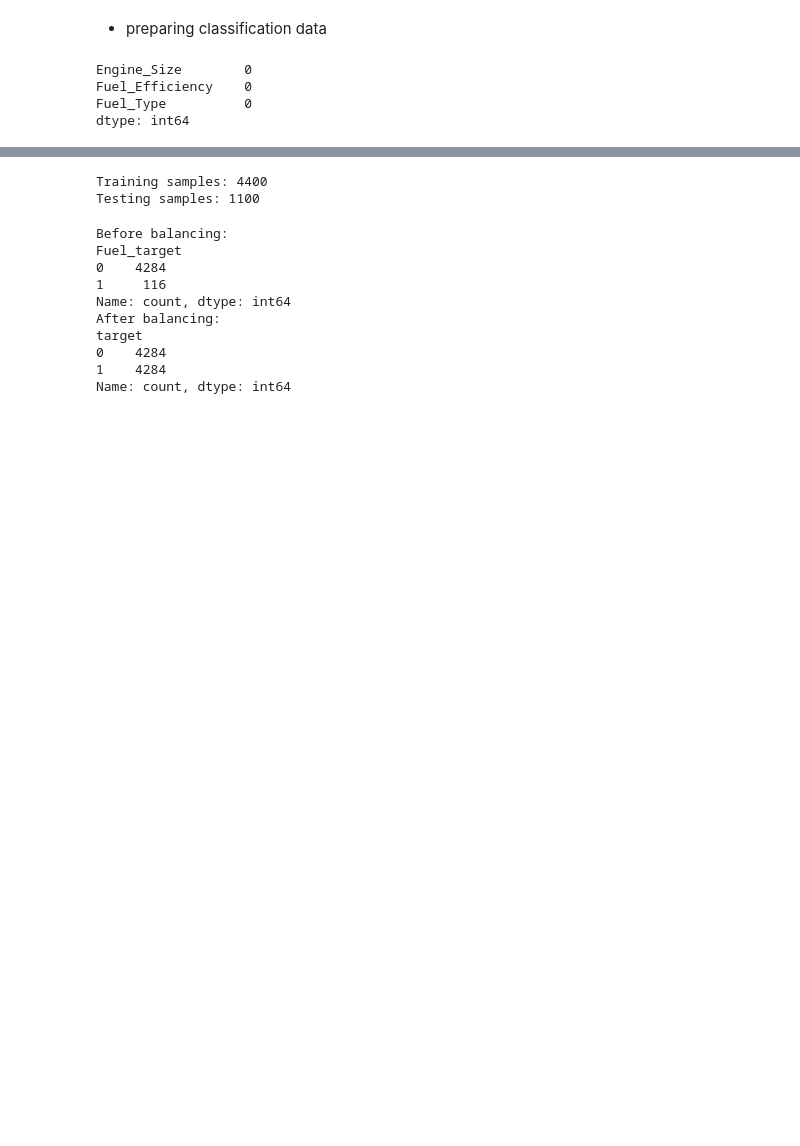
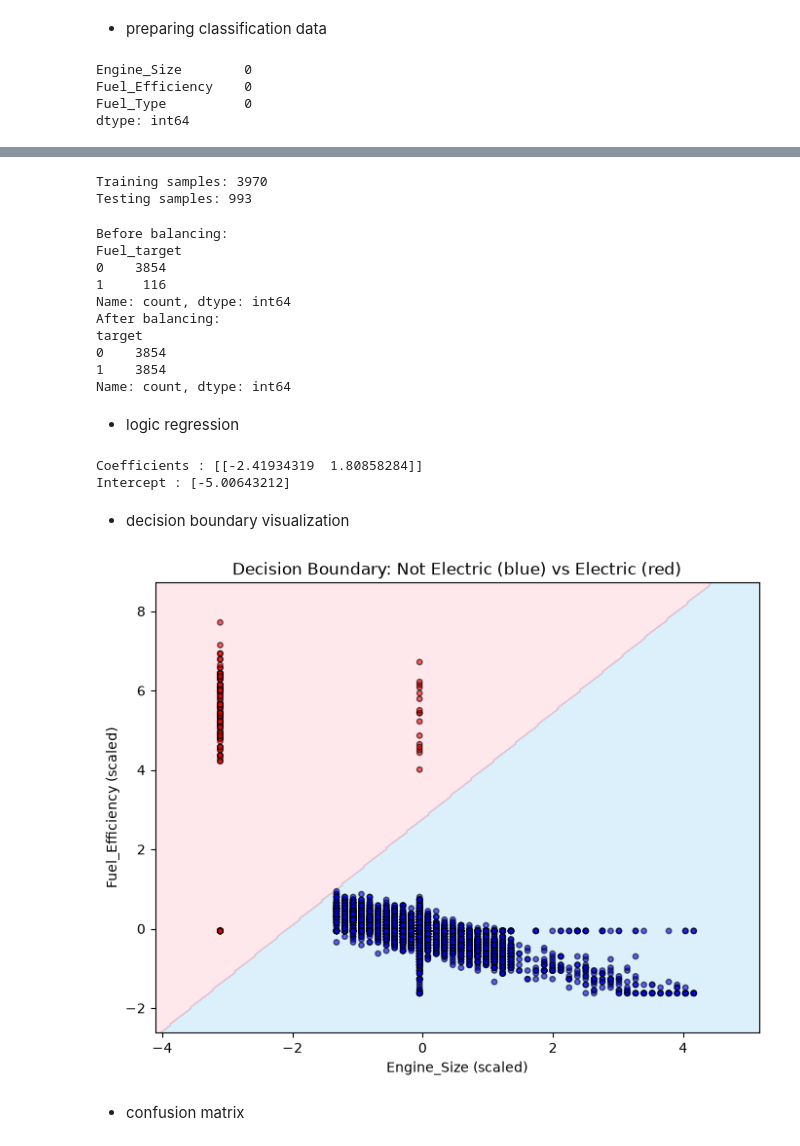
Before and after one commit to sihachaiwat/ML-CPE, a Jupyter notebook: LAB03/LAB3_code.ipynb, the cells around one changed output, grey strips where cells are left out. Saved outputs shown, nothing was run; the diff lists cells and outputs as text; code cells hidden in the pictures; blank space fills up the shorter version.

Commit message:
LAB3 part2, logistic , decision boundary, confusion matrix

```diff
--- a/LAB03/LAB3_code.ipynb
+++ b/LAB03/LAB3_code.ipynb
@@ -233,6 +233,8 @@ Fuel_Type          0
 dtype: int64
 # %%
 #label encoding (Electric = 1, others = 0)
+
+df = df[df['Fuel_Type'] != 'Hybrid'].copy()
 
 df['Fuel_target'] = (df['Fuel_Type'] == 'Electric').astype(int)
 print("\nClass distribution:")
@@ -268,8 +270,8 @@ X_train2, X_test2, y_train2, y_test2 = train_test_split(
 print("Training samples:", X_train2.shape[0])
 print("Testing samples:", X_test2.shape[0])
 # %% [output]
-Training samples: 4400
-Testing samples: 1100
+Training samples: 3970
+Testing samples: 993
 # %%
 #balanced dataset
 #check current class balance
@@ -292,11 +294,50 @@ print(y_train2_bal.value_counts())
 # %% [output]
 Before balancing:
 Fuel_target
-0    4284
+0    3854
 1     116
 Name: count, dtype: int64
 After balancing:
 target
-0    4284
-1    4284
+0    3854
+1    3854
 Name: count, dtype: int64
+# %% [markdown]
+- logic regression
+# %%
+model2 = LogisticRegression(max_iter=1000)
+model2.fit(X_train2_bal, y_train2_bal)
+
+y_pred2 = model2.predict(X_test2)
+
+print("Coefficients :", model2.coef_)
+print("Intercept :", model2.intercept_)
+# %% [output]
+Coefficients : [[-2.41934319  1.80858284]]
+Intercept : [-5.00643212]
+# %% [markdown]
+- decision boundary visualization
+# %%
+# Create a mesh grid covering the feature space
+x_min, x_max = X2_scaled['Engine_Size'].min() - 1, X2_scaled['Engine_Size'].max() + 1
+y_min, y_max = X2_scaled['Fuel_Efficiency'].min() - 1, X2_scaled['Fuel_Efficiency'].max() + 1
+xx, yy = np.meshgrid(np.linspace(x_min, x_max, 300), np.linspace(y_min, y_max, 300))
+
+# Predict class for every point on the grid
+Z = model2.predict(np.c_[xx.ravel(), yy.ravel()])
+Z = Z.reshape(xx.shape)
+
+# Plot decision boundary + actual data points
+plt.figure(figsize=(8, 6))
+plt.contourf(xx, yy, Z, alpha=0.3, cmap=ListedColormap(['#89CFF0', '#FFB6C1']))
+plt.scatter(X2_scaled['Engine_Size'], X2_scaled['Fuel_Efficiency'], c=y2,
+            cmap=ListedColormap(['blue', 'red']), edgecolor='k', alpha=0.6, s=15)
+
+plt.xlabel('Engine_Size (scaled)')
+plt.ylabel('Fuel_Efficiency (scaled)')
+plt.title('Decision Boundary: Not Electric (blue) vs Electric (red)')
+plt.show()
+# %% [output]
+[figure, added]
+# %% [markdown]
+- confusion matrix
```
Also changed, not shown: parts of 4 cells of this notebook.
